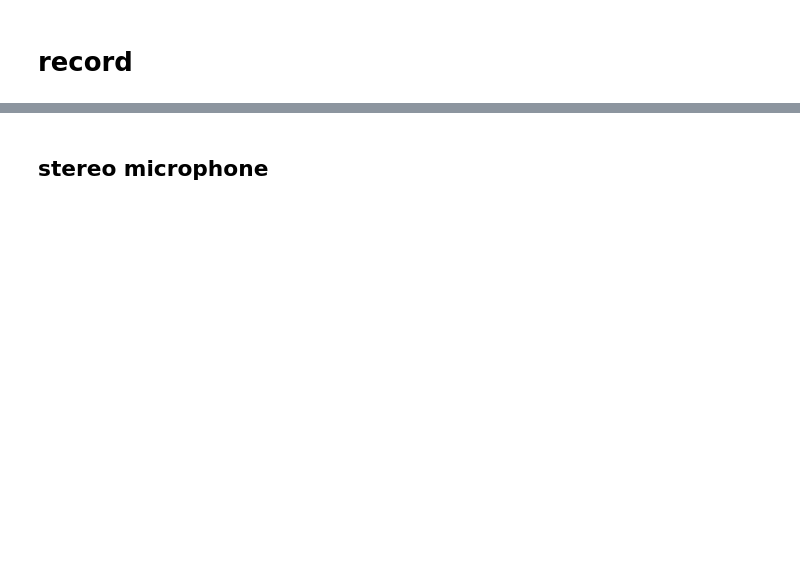
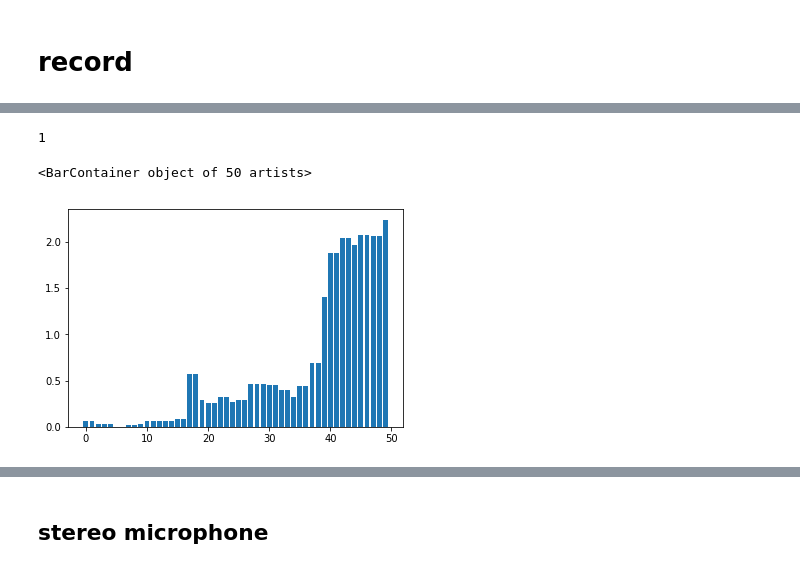
Before and after one commit to nuru-nu/moyo, a Jupyter notebook: notebooks/audio.ipynb, the cells around one changed output, grey strips where cells are left out. Cells and saved outputs as stored; diff of their text form; code cells hidden in the pictures; blank space fills up the shorter version.

```diff
--- a/notebooks/audio.ipynb
+++ b/notebooks/audio.ipynb
@@ -55,0 +126,6 @@ device_index=3 "Multi-Output Device", input=0, output=2
+# %%
+plt.bar(range(length), rec.envelope(length))
+# %% [output]
+1
+<BarContainer object of 50 artists>
+[figure, added]
```
Also changed, not shown: parts of 22 cells of this notebook, 15 other files.
